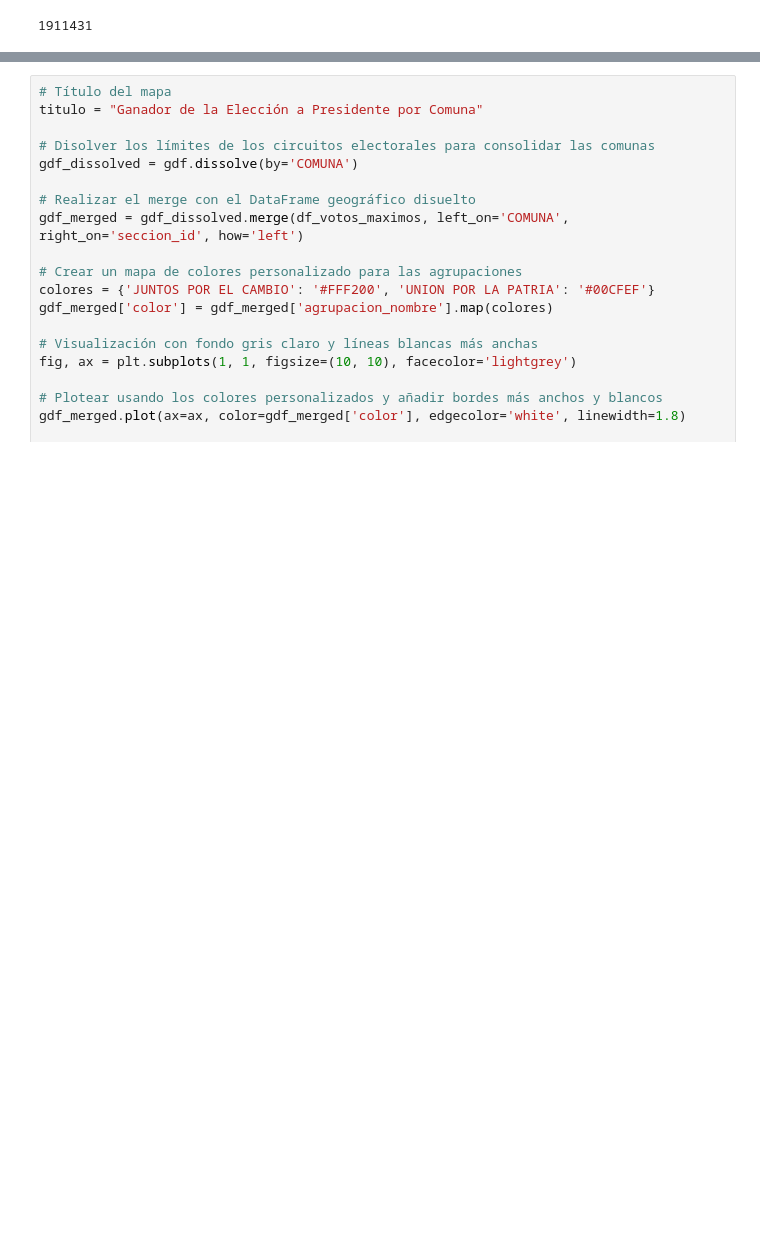
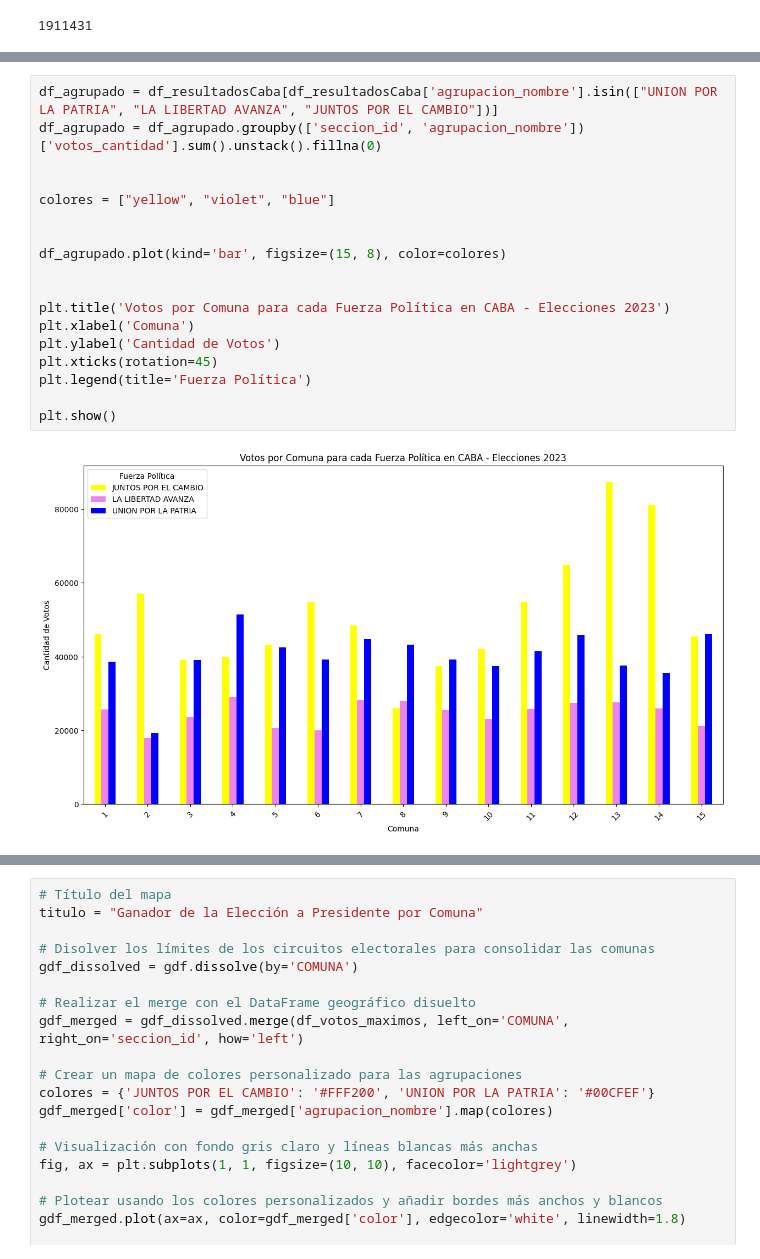
Before and after one commit to nicolasfaccini/Analisis-Elecciones-Generales-2023-Python, a Jupyter notebook: DatasetsyMapas.ipynb, the cells around one changed output, grey strips where cells are left out. Drawn from its saved outputs; the diff is of its cells as text; blank space fills up the shorter version.

```diff
--- a/DatasetsyMapas.ipynb
+++ b/DatasetsyMapas.ipynb
@@ -184,0 +220,20 @@ df_votos_por_comuna["votos_cantidad"].sum()
+# %%
+df_agrupado = df_resultadosCaba[df_resultadosCaba['agrupacion_nombre'].isin(["UNION POR LA PATRIA", "LA LIBERTAD AVANZA", "JUNTOS POR EL CAMBIO"])]
+df_agrupado = df_agrupado.groupby(['seccion_id', 'agrupacion_nombre'])['votos_cantidad'].sum().unstack().fillna(0)
+
+
+colores = ["yellow", "violet", "blue"]
+
+
+df_agrupado.plot(kind='bar', figsize=(15, 8), color=colores)
+
+
+plt.title('Votos por Comuna para cada Fuerza Política en CABA - Elecciones 2023')
+plt.xlabel('Comuna')
+plt.ylabel('Cantidad de Votos')
+plt.xticks(rotation=45)
+plt.legend(title='Fuerza Política')
+
+plt.show()
+# %% [output]
+[figure, added]
```
Also changed, not shown: parts of 4 cells of this notebook.
